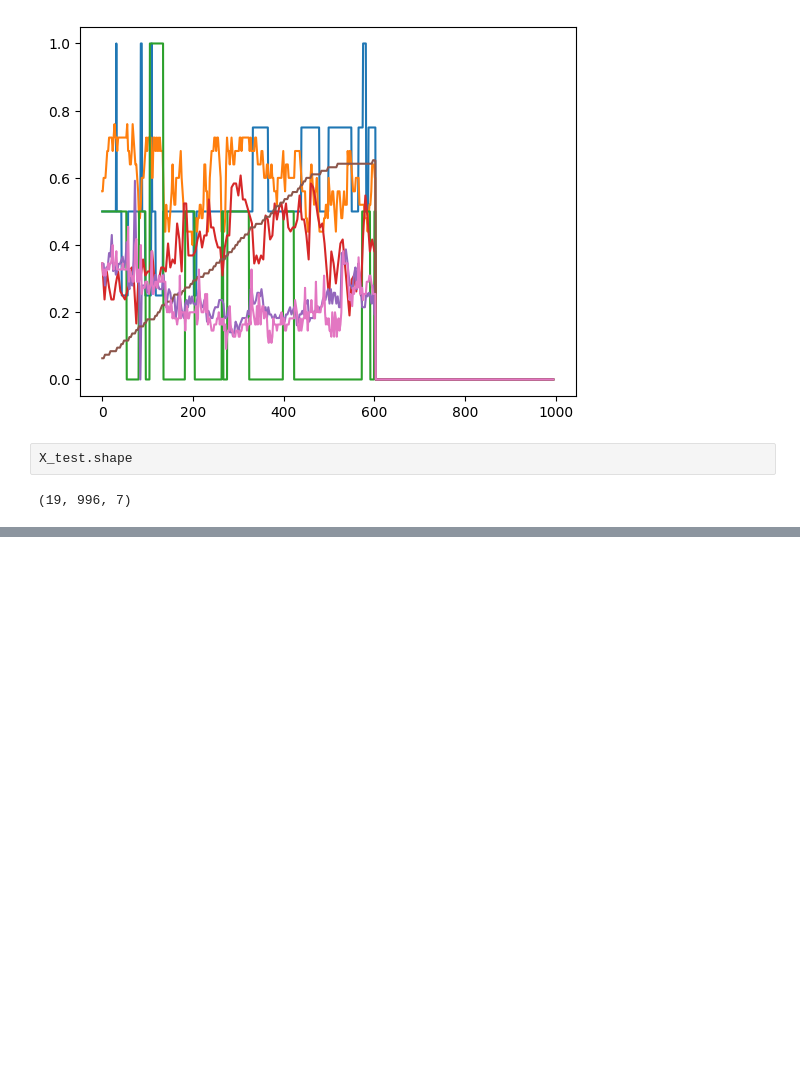
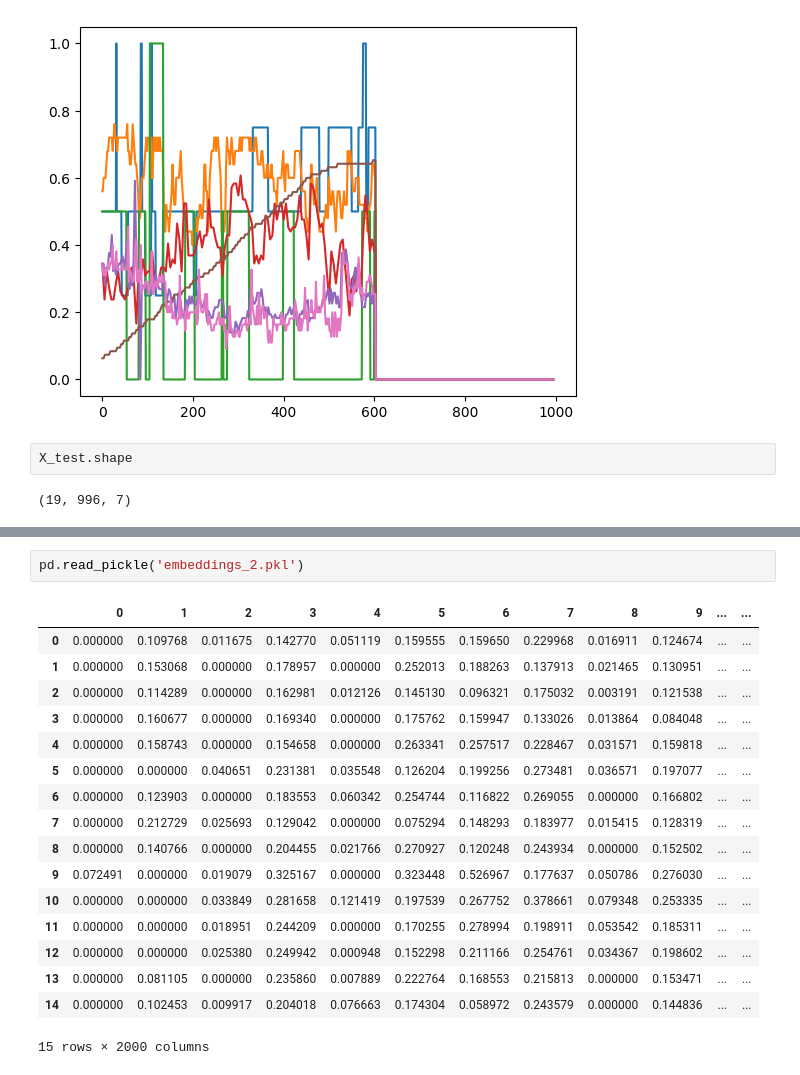
Before and after one commit to Lizoug/Garmin_Watch, a Jupyter notebook: autoencoder_Conv1D.ipynb, the cells around one changed output, grey strips where cells are left out. Cells and saved outputs as stored; diff of their text form; blank space fills up the shorter version.

```diff
--- a/autoencoder_Conv1D.ipynb
+++ b/autoencoder_Conv1D.ipynb
@@ -335,0 +449,20 @@ X_test_embeddings.shape
+# %%
+pd.read_pickle('embeddings_2.pkl')
+# %% [output]
+|  | 0 | 1 | 2 | 3 | 4 | 5 | 6 | 7 | 8 | 9 | ... | ... |
+| 0 | 0.000000 | 0.109768 | 0.011675 | 0.142770 | 0.051119 | 0.159555 | 0.159650 | 0.229968 | 0.016911 | 0.124674 | ... | ... |
+| 1 | 0.000000 | 0.153068 | 0.000000 | 0.178957 | 0.000000 | 0.252013 | 0.188263 | 0.137913 | 0.021465 | 0.130951 | ... | ... |
+| 2 | 0.000000 | 0.114289 | 0.000000 | 0.162981 | 0.012126 | 0.145130 | 0.096321 | 0.175032 | 0.003191 | 0.121538 | ... | ... |
+| 3 | 0.000000 | 0.160677 | 0.000000 | 0.169340 | 0.000000 | 0.175762 | 0.159947 | 0.133026 | 0.013864 | 0.084048 | ... | ... |
+| 4 | 0.000000 | 0.158743 | 0.000000 | 0.154658 | 0.000000 | 0.263341 | 0.257517 | 0.228467 | 0.031571 | 0.159818 | ... | ... |
+| 5 | 0.000000 | 0.000000 | 0.040651 | 0.231381 | 0.035548 | 0.126204 | 0.199256 | 0.273481 | 0.036571 | 0.197077 | ... | ... |
+| 6 | 0.000000 | 0.123903 | 0.000000 | 0.183553 | 0.060342 | 0.254744 | 0.116822 | 0.269055 | 0.000000 | 0.166802 | ... | ... |
+| 7 | 0.000000 | 0.212729 | 0.025693 | 0.129042 | 0.000000 | 0.075294 | 0.148293 | 0.183977 | 0.015415 | 0.128319 | ... | ... |
+| 8 | 0.000000 | 0.140766 | 0.000000 | 0.204455 | 0.021766 | 0.270927 | 0.120248 | 0.243934 | 0.000000 | 0.152502 | ... | ... |
+| 9 | 0.072491 | 0.000000 | 0.019079 | 0.325167 | 0.000000 | 0.323448 | 0.526967 | 0.177637 | 0.050786 | 0.276030 | ... | ... |
+| 10 | 0.000000 | 0.000000 | 0.033849 | 0.281658 | 0.121419 | 0.197539 | 0.267752 | 0.378661 | 0.079348 | 0.253335 | ... | ... |
+| 11 | 0.000000 | 0.000000 | 0.018951 | 0.244209 | 0.000000 | 0.170255 | 0.278994 | 0.198911 | 0.053542 | 0.185311 | ... | ... |
+| 12 | 0.000000 | 0.000000 | 0.025380 | 0.249942 | 0.000948 | 0.152298 | 0.211166 | 0.254761 | 0.034367 | 0.198602 | ... | ... |
+| 13 | 0.000000 | 0.081105 | 0.000000 | 0.235860 | 0.007889 | 0.222764 | 0.168553 | 0.215813 | 0.000000 | 0.153471 | ... | ... |
+| 14 | 0.000000 | 0.102453 | 0.009917 | 0.204018 | 0.076663 | 0.174304 | 0.058972 | 0.243579 | 0.000000 | 0.144836 | ... | ... |
+15 rows × 2000 columns
```
Also changed, not shown: parts of 13 cells of this notebook.
